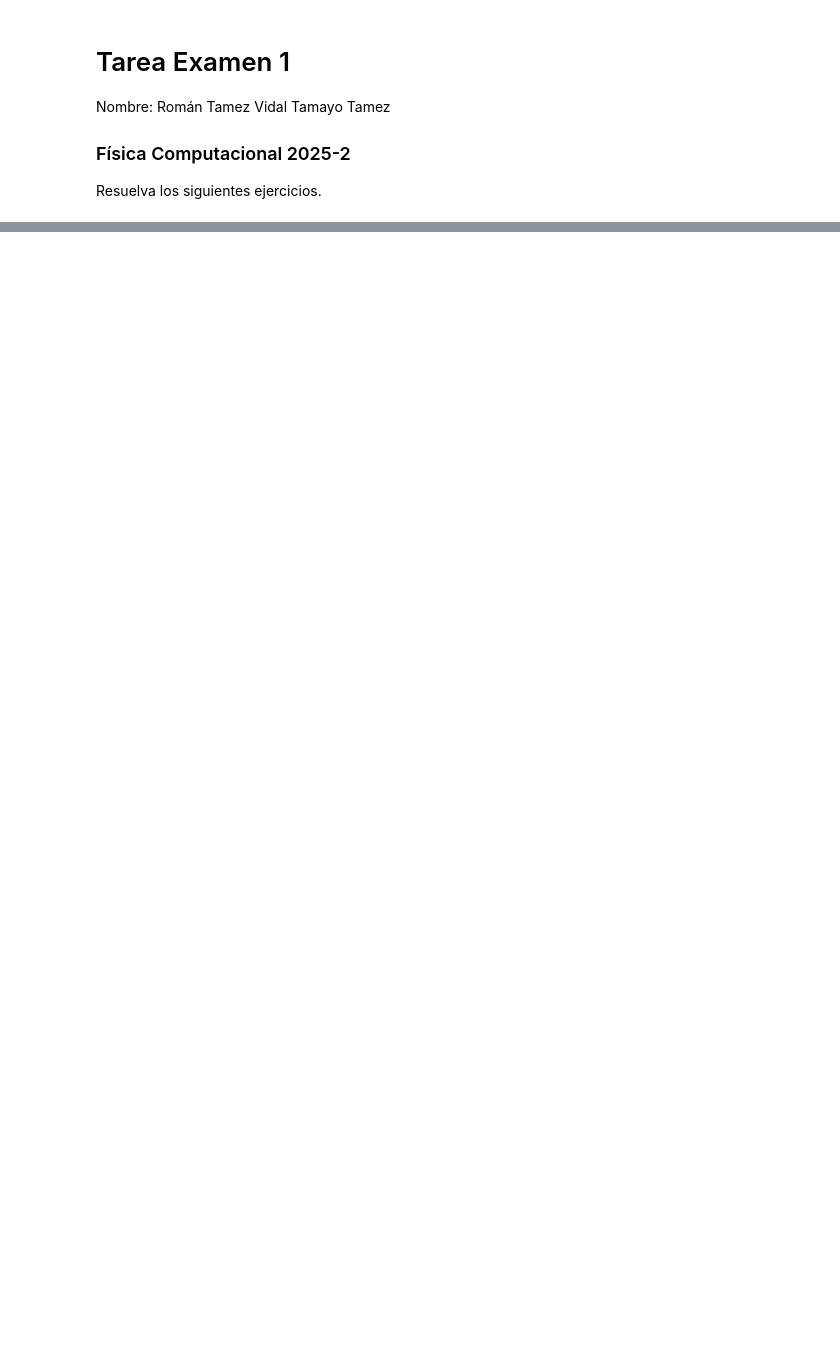
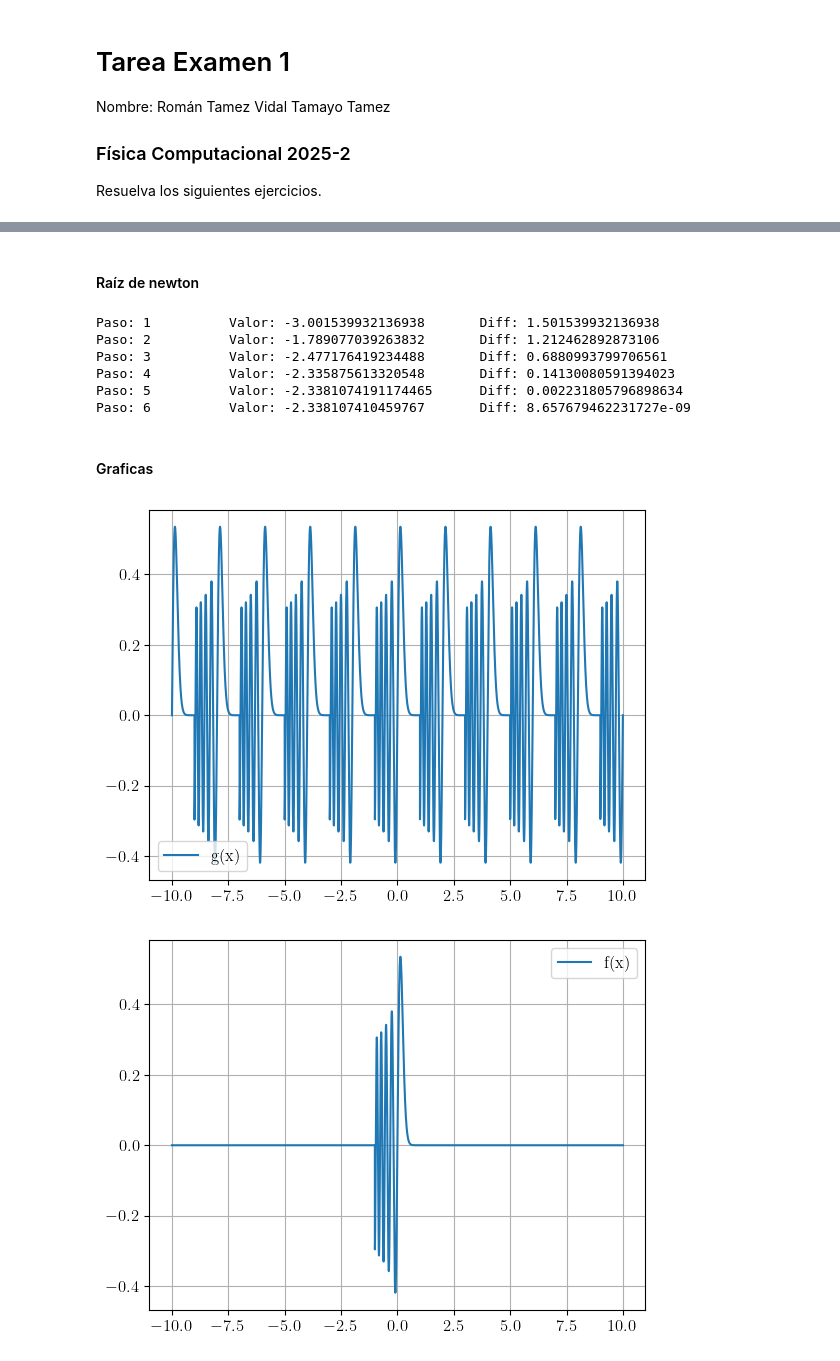
Before and after one commit to tamoaltas/FIS-COMP, a Jupyter notebook: examenes/tarea_examen_1_Vidal_Tamayo_Tamez_Roman_Tamez.ipynb, the cells around one changed output, grey strips where cells are left out. Saved outputs shown, nothing was run; the diff lists cells and outputs as text; code cells hidden in the pictures; blank space fills up the shorter version.

```diff
--- a/examenes/tarea_examen_1_Vidal_Tamayo_Tamez_Roman_Tamez.ipynb
+++ b/examenes/tarea_examen_1_Vidal_Tamayo_Tamez_Roman_Tamez.ipynb
@@ -17,3 +98,5 @@ f(x)= \left\{ \begin{matrix}
 \right.
 $$
 donde $Ai(x)$ es la función de Airy, y $ai_0$ es la raíz de dicha función más cercana al cero. Defina una funcion $g(x)$ como la repetición periódica de dicha función para $x\in \mathbb{R}$. Verifique el resultado haciendo la gráfica de dicha función en el intervalo $[-10,10]$ o cualquier otro intervalo cuyo dominio sea mayor.
+# %% [markdown]
+#### Raíz de newton
@@ -20 +122,41 @@ donde $Ai(x)$ es la función de Airy, y $ai_0$ es la raíz de dicha función má
+# %%
+def func_airy(x):
+    return sp.special.airy(x)[0]
+# %%
+ai0 = raiz_newton_n(func_airy, -1.5)
+# %% [output]
+Paso: 1          Valor: -3.001539932136938       Diff: 1.501539932136938
+Paso: 2          Valor: -1.789077039263832       Diff: 1.212462892873106
+Paso: 3          Valor: -2.477176419234488       Diff: 0.6880993799706561
+Paso: 4          Valor: -2.335875613320548       Diff: 0.14130080591394023
+Paso: 5          Valor: -2.3381074191174465      Diff: 0.002231805796898634
+Paso: 6          Valor: -2.338107410459767       Diff: 8.657679462231727e-09
+# %%
+def func_mi_airy(x):
+    if abs(x) <= 1:
+        return sp.special.airy(10*x + ai0)[0]
+    else:
+        return 0
+
+def func_g(x):
+    # Se mapea x al intervalo [-1,1]
+    x_periodica = (x + 1) % 2 - 1
+    return func_mi_airy(x_periodica)
+# %% [markdown]
+#### Graficas
+# %%
+x_airy = np.linspace(-10, 10, int(20/0.001)) # Me parece una h muy pequeña
+f_airy =func_array(x_airy, func_mi_airy)
+g_airy = func_array(x_airy, func_g)
+
+plt.plot(x_airy,g_airy, label=r"g(x)")
+plt.legend(), plt.grid()
+plt.show()
+
+plt.plot(x_airy,f_airy, label=r"f(x)")
+plt.legend(), plt.grid()
+plt.show()
+# %% [output]
+[figure, added]
+[figure, added]
 # %% [markdown]
```
Also changed, not shown: parts of 32 cells of this notebook, 1 other file.
